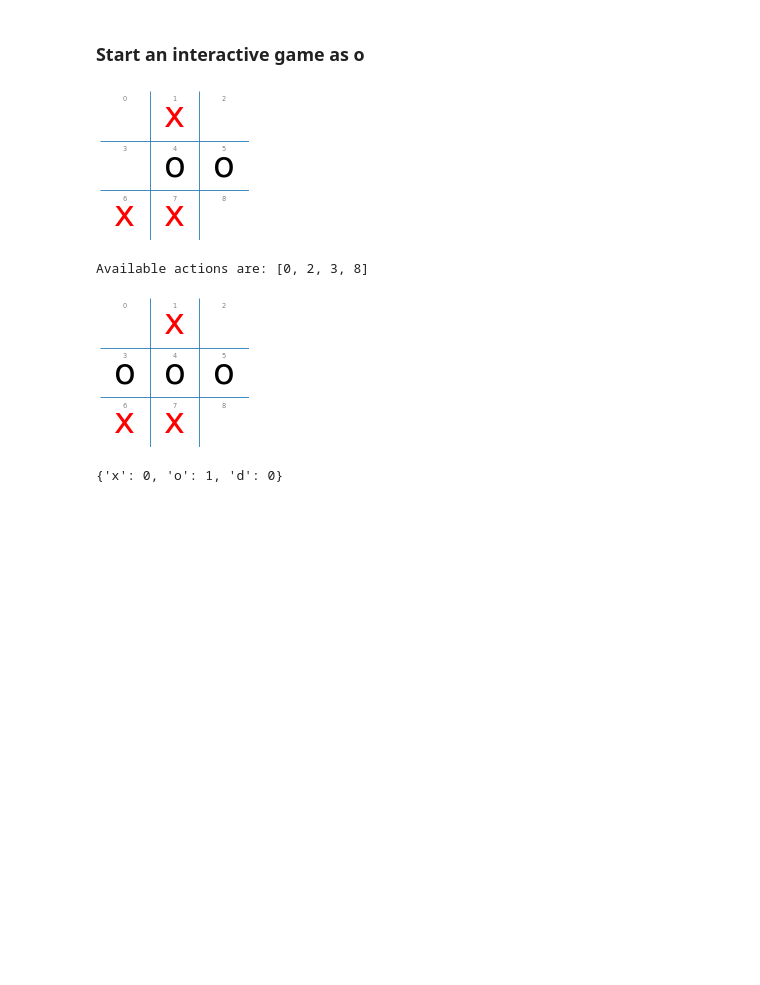
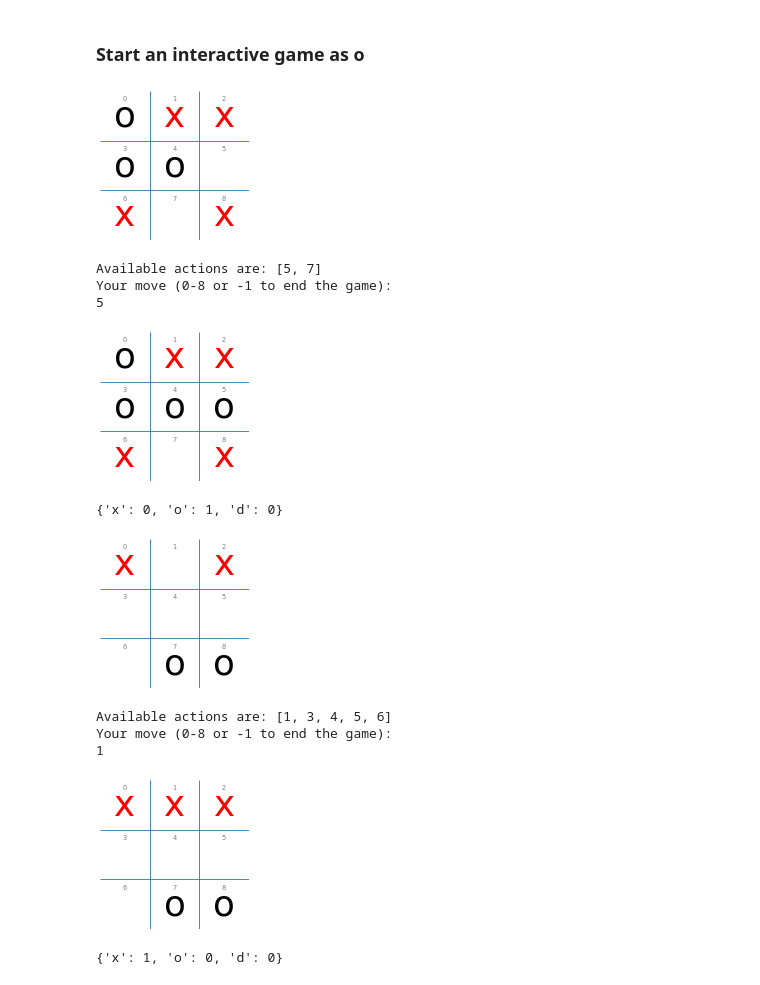
Before and after one commit to SGU-2627-PBL-AdvancedAI/LAB05_GAME, a Jupyter notebook: tictactoe_interactive.ipynb, the cells around one changed output. Cells and saved outputs as stored; diff of their text form; code cells hidden in the pictures; blank space fills up the shorter version.

Commit message:
feat(tictactoe_interactive.ipynb, tictactoe_pure_monte_carlo_search.ipynb): up code  bai 5, 7

```diff
--- a/tictactoe_interactive.ipynb
+++ b/tictactoe_interactive.ipynb
@@ -51,6 +76,37 @@ def interactive_player(board, player = None):
 
 
     return(move)
+# %%
+from IPython.display import clear_output
+import time
+
+def interactive_player(board, player = None):
+    clear_output(wait = True)
+    show_board(board, help = True)
+
+    available = actions(board)
+    print(f'Available actions are: {available}')
+
+    time.sleep(0.3)
+
+    retry = True
+    while retry:
+        try:
+            move = int(input("Your move (0-8 or -1 to end the game):\n"))
+
+            if move in available:
+                retry = False
+            else:
+                raise ValueError()
+        except ValueError:
+            if move == -1:
+                print("Game ended by user.")
+                raise Exception("Game ended by user.")
+
+            print("Please enter a valid move.")
+
+
+    return(move)
 # %% [markdown]
 ## Start an interactive game as x
 # %%
@@ -65,7 +123,9 @@ Available actions are: [0, 2, 3, 5, 7]
 # %%
 play(random_player, interactive_player, N = 1, show_final_board = True)
 # %% [output]
-[figure, old version]
+[figure, new version]
-Available actions are: [0, 2, 3, 8]
+Available actions are: [5, 7]
+Your move (0-8 or -1 to end the game):
+5
-[figure, old version]
+[figure, new version]
 {'x': 0, 'o': 1, 'd': 0}
@@ -71,0 +191,16 @@ Available actions are: [0, 2, 3, 8]
+# %%
+# Đảm bảo đã import hàm interactive_player từ tictactoe_interactive.ipynb
+# và pmcs100_player từ phần Monte Carlo Search
+
+DEBUG = 0 # Tắt log debug của PMCS để giao diện sạch đẹp
+
+# THỦ BƯỚC 1: Bạn đóng vai X (đi trước), PMCS (N=100) đóng vai O (đi sau)
+print("=== VÁN 1: BẠN (X) ĐẤU VỚI PMCS (O) ===")
+play(interactive_player, pmcs100_player, N=1, show_final_board=True)
+# %% [output]
+[figure, added]
+Available actions are: [1, 3, 4, 5, 6]
+Your move (0-8 or -1 to end the game):
+1
+[figure, added]
+{'x': 1, 'o': 0, 'd': 0}
```
Also changed, not shown: parts of 4 cells of this notebook, 1 other file.
